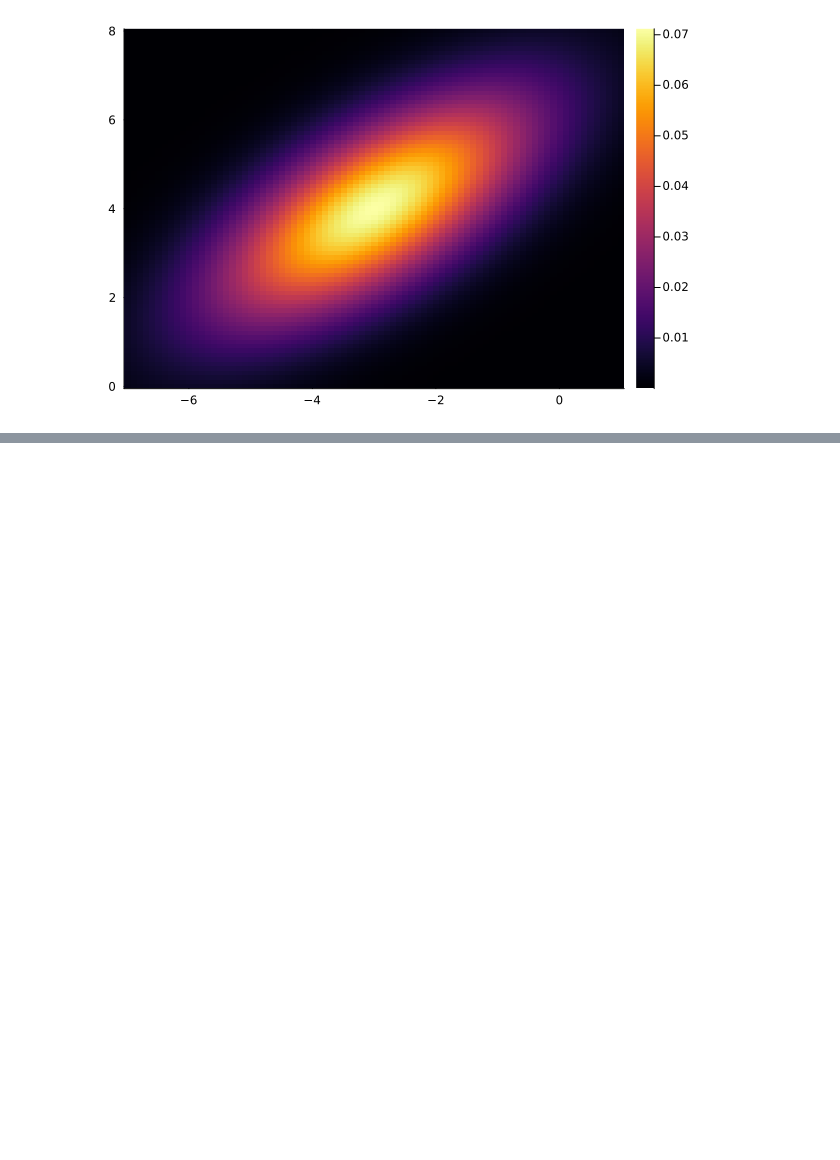
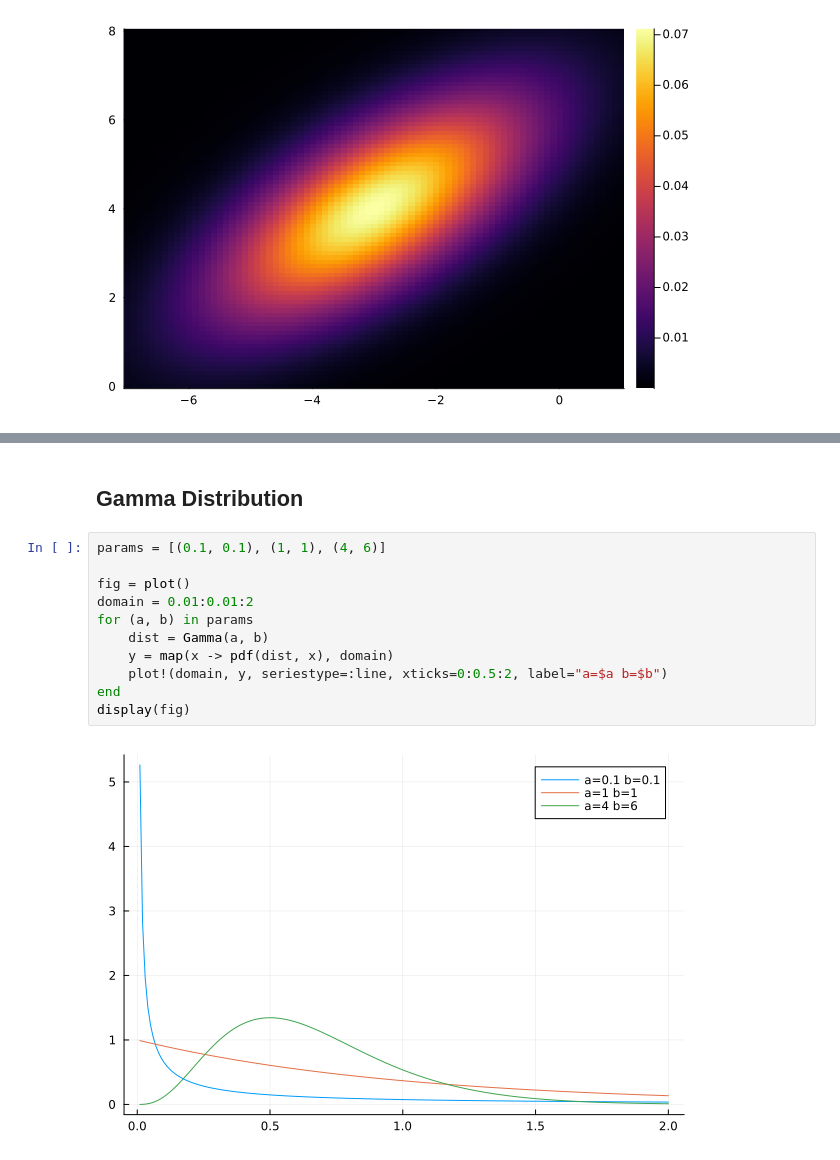
Before and after one commit to SylvainBrouwer/PRML-in-Julia, a Jupyter notebook: notebooks/ch02_probability_distributions.ipynb, the cells around one changed output, grey strips where cells are left out. Cells and saved outputs as stored; diff of their text form; blank space fills up the shorter version.

```diff
--- a/notebooks/ch02_probability_distributions.ipynb
+++ b/notebooks/ch02_probability_distributions.ipynb
@@ -159,0 +178,15 @@ plot(x, y, seriestype=:scatter)
+# %% [markdown]
+## Gamma Distribution
+# %%
+params = [(0.1, 0.1), (1, 1), (4, 6)]
+
+fig = plot()
+domain = 0.01:0.01:2
+for (a, b) in params
+    dist = Gamma(a, b)
+    y = map(x -> pdf(dist, x), domain)
+    plot!(domain, y, seriestype=:line, xticks=0:0.5:2, label="a=$a b=$b")
+end
+display(fig)
+# %% [output]
+[figure, added]
```
Also changed, not shown: parts of 3 cells of this notebook, 6 other files.
